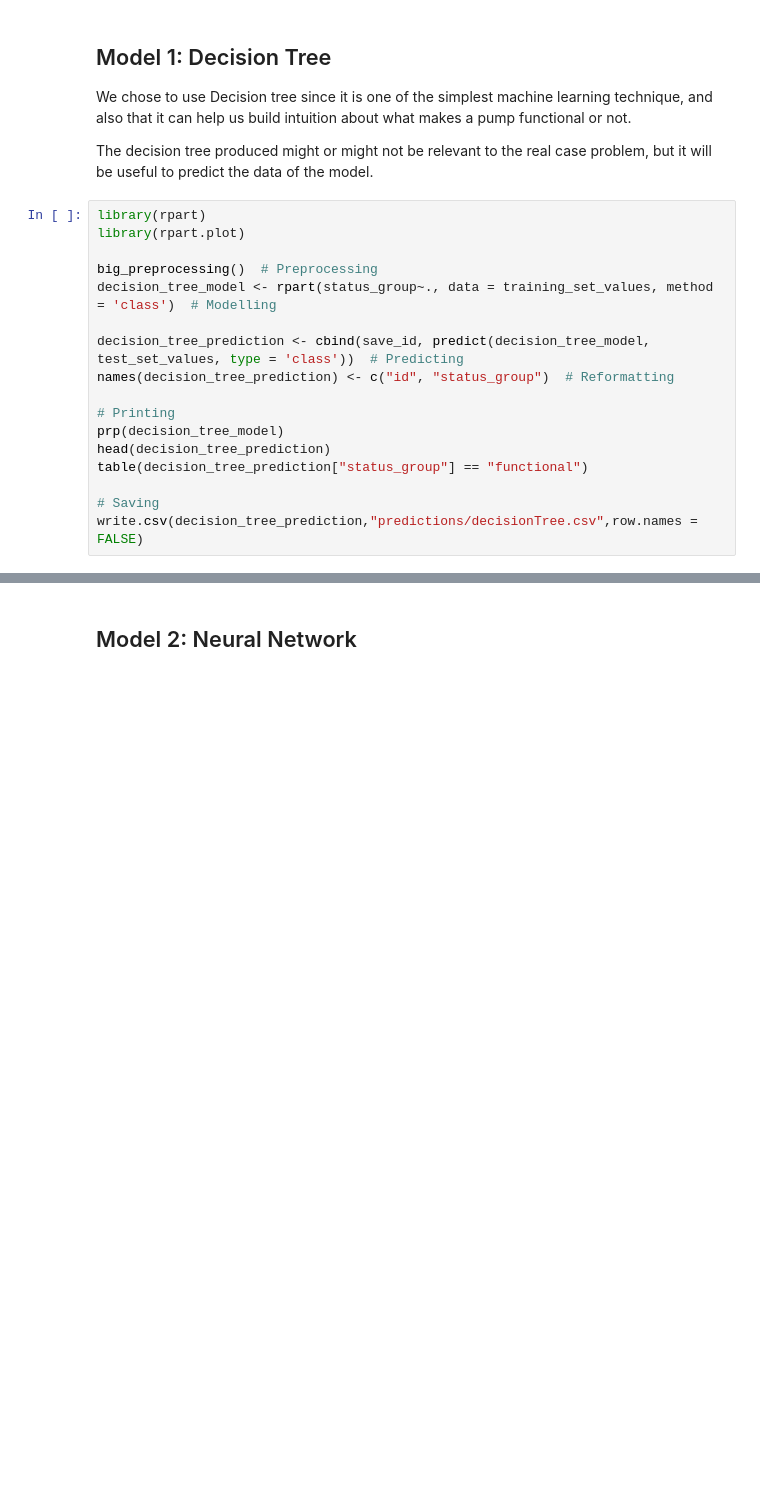
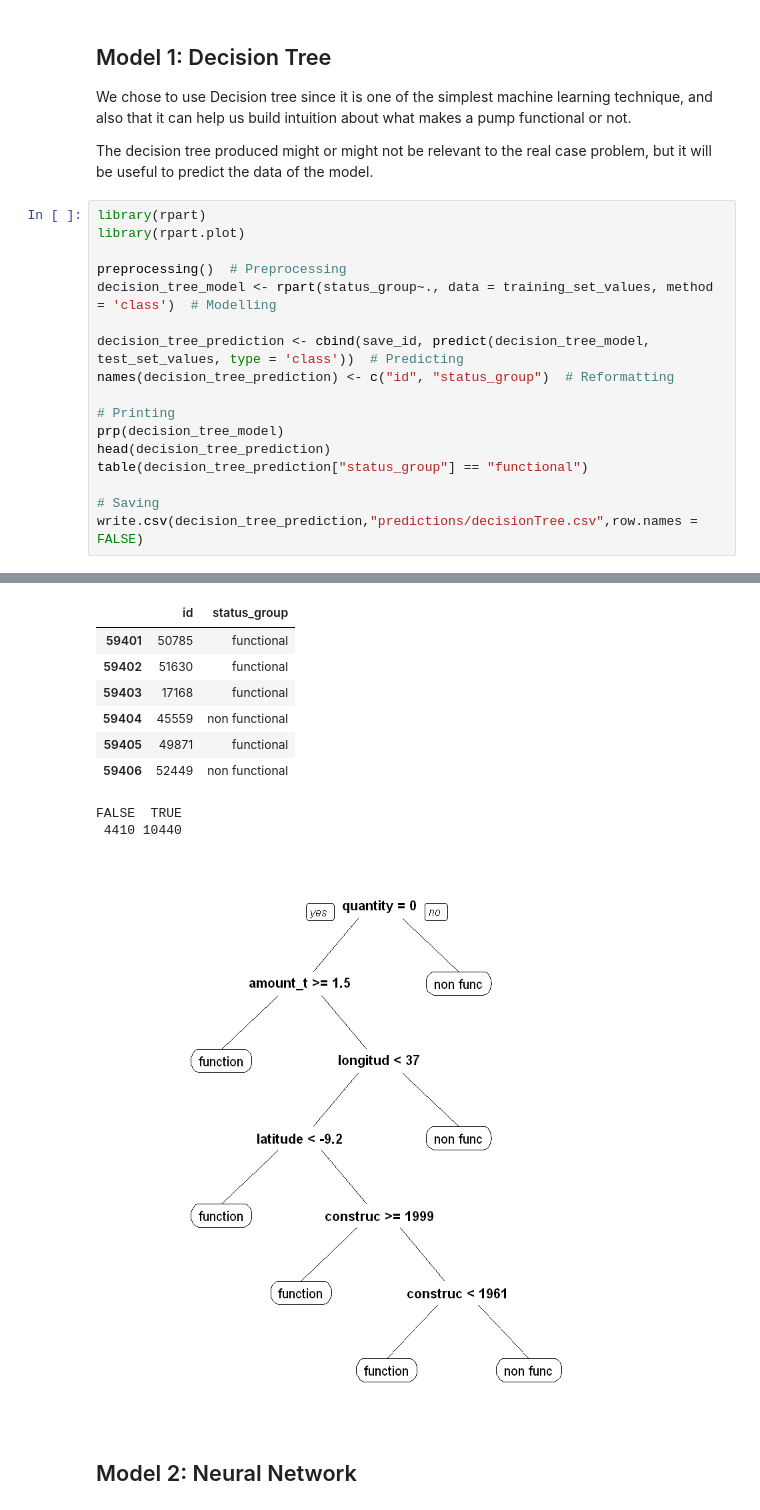
Before and after one commit to nmarotte/F422-fluffy-couscous, a Jupyter notebook: ReportTemplate.ipynb, the cells around one changed output, grey strips where cells are left out. Saved outputs shown, nothing was run; the diff lists cells and outputs as text; blank space fills up the shorter version.

```diff
--- a/ReportTemplate.ipynb
+++ b/ReportTemplate.ipynb
@@ -543,7 +574,7 @@ The decision tree produced might or might not be relevant to the real case probl
 library(rpart)
 library(rpart.plot)
 
-big_preprocessing()  # Preprocessing
+preprocessing()  # Preprocessing
 decision_tree_model <- rpart(status_group~., data = training_set_values, method = 'class')  # Modelling
 
 decision_tree_prediction <- cbind(save_id, predict(decision_tree_model, test_set_values, type = 'class'))  # Predicting
@@ -556,3 +587,4 @@ table(decision_tree_prediction["status_group"] == "functional")
 
 # Saving
 write.csv(decision_tree_prediction,"predictions/decisionTree.csv",row.names = FALSE)
+# %% [output]
@@ -559,3 +596,13 @@ write.csv(decision_tree_prediction,"predictions/decisionTree.csv",row.names = FA
+|  | id | status_group |
+| 59401 | 50785 | functional |
+| 59402 | 51630 | functional |
+| 59403 | 17168 | functional |
+| 59404 | 45559 | non functional |
+| 59405 | 49871 | functional |
+| 59406 | 52449 | non functional |
+FALSE  TRUE
+ 4410 10440
+[figure, added]
 # %% [markdown]
 ## Model 2: Neural Network
 # %% [markdown]
```
Also changed, not shown: parts of 10 cells of this notebook, 4 other files.
